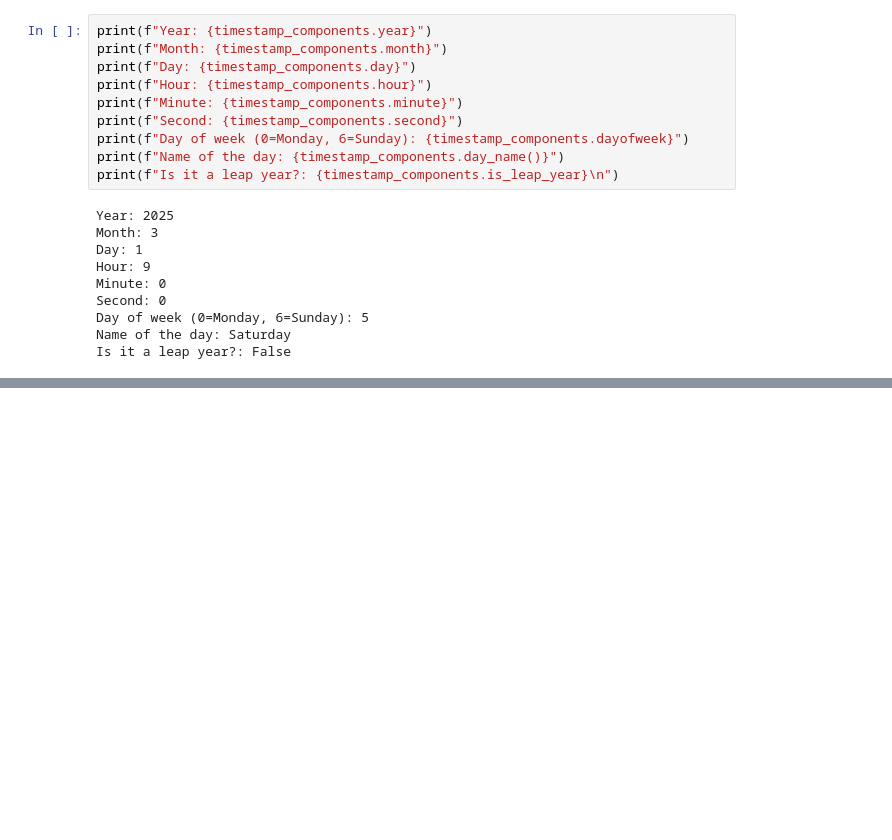
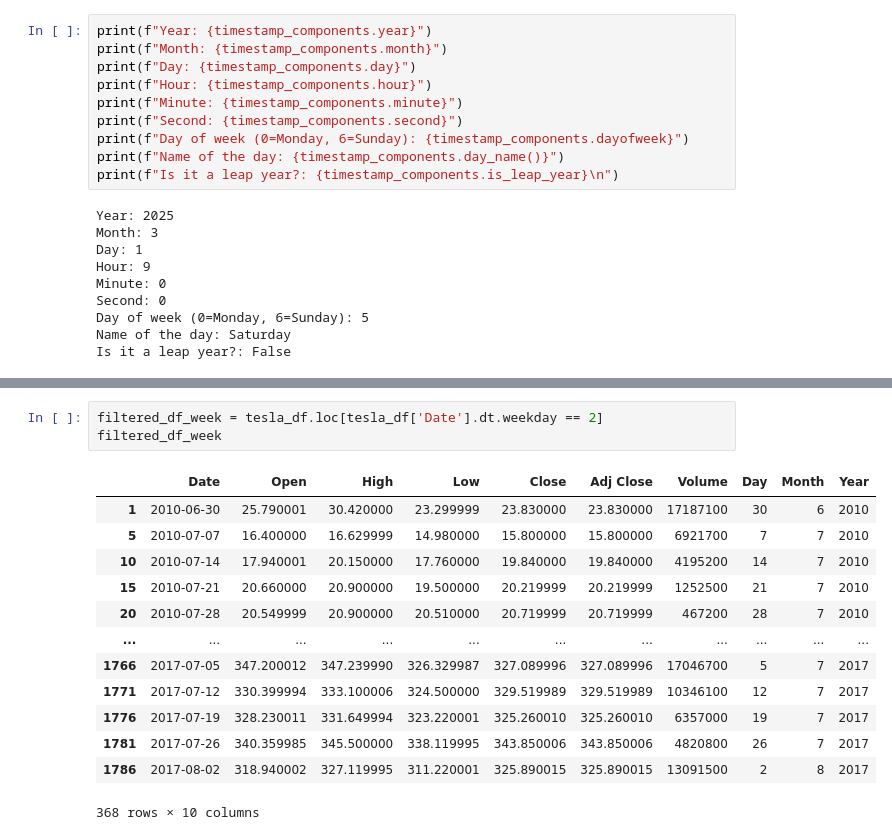
Before and after one commit to yismawd/rtt-36sept, a Jupyter notebook: 386/386.3/R_GLAB_386.3.15_Date_range/notes.ipynb, the cells around one changed output, grey strips where cells are left out. Drawn from its saved outputs; the diff is of its cells as text; blank space fills up the shorter version.

```diff
--- a/386/386.3/R_GLAB_386.3.15_Date_range/notes.ipynb
+++ b/386/386.3/R_GLAB_386.3.15_Date_range/notes.ipynb
@@ -169,0 +369,17 @@ Is it a leap year?: False
+# %%
+filtered_df_week = tesla_df.loc[tesla_df['Date'].dt.weekday == 2]
+filtered_df_week
+# %% [output]
+|  | Date | Open | High | Low | Close | Adj Close | Volume | Day | Month | Year |
+| 1 | 2010-06-30 | 25.790001 | 30.420000 | 23.299999 | 23.830000 | 23.830000 | 17187100 | 30 | 6 | 2010 |
+| 5 | 2010-07-07 | 16.400000 | 16.629999 | 14.980000 | 15.800000 | 15.800000 | 6921700 | 7 | 7 | 2010 |
+| 10 | 2010-07-14 | 17.940001 | 20.150000 | 17.760000 | 19.840000 | 19.840000 | 4195200 | 14 | 7 | 2010 |
+| 15 | 2010-07-21 | 20.660000 | 20.900000 | 19.500000 | 20.219999 | 20.219999 | 1252500 | 21 | 7 | 2010 |
+| 20 | 2010-07-28 | 20.549999 | 20.900000 | 20.510000 | 20.719999 | 20.719999 | 467200 | 28 | 7 | 2010 |
+| ... | ... | ... | ... | ... | ... | ... | ... | ... | ... | ... |
+| 1766 | 2017-07-05 | 347.200012 | 347.239990 | 326.329987 | 327.089996 | 327.089996 | 17046700 | 5 | 7 | 2017 |
+| 1771 | 2017-07-12 | 330.399994 | 333.100006 | 324.500000 | 329.519989 | 329.519989 | 10346100 | 12 | 7 | 2017 |
+| 1776 | 2017-07-19 | 328.230011 | 331.649994 | 323.220001 | 325.260010 | 325.260010 | 6357000 | 19 | 7 | 2017 |
+| 1781 | 2017-07-26 | 340.359985 | 345.500000 | 338.119995 | 343.850006 | 343.850006 | 4820800 | 26 | 7 | 2017 |
+| 1786 | 2017-08-02 | 318.940002 | 327.119995 | 311.220001 | 325.890015 | 325.890015 | 13091500 | 2 | 8 | 2017 |
+368 rows × 10 columns
```
Also changed, not shown: parts of 13 cells of this notebook, 1 other file.
